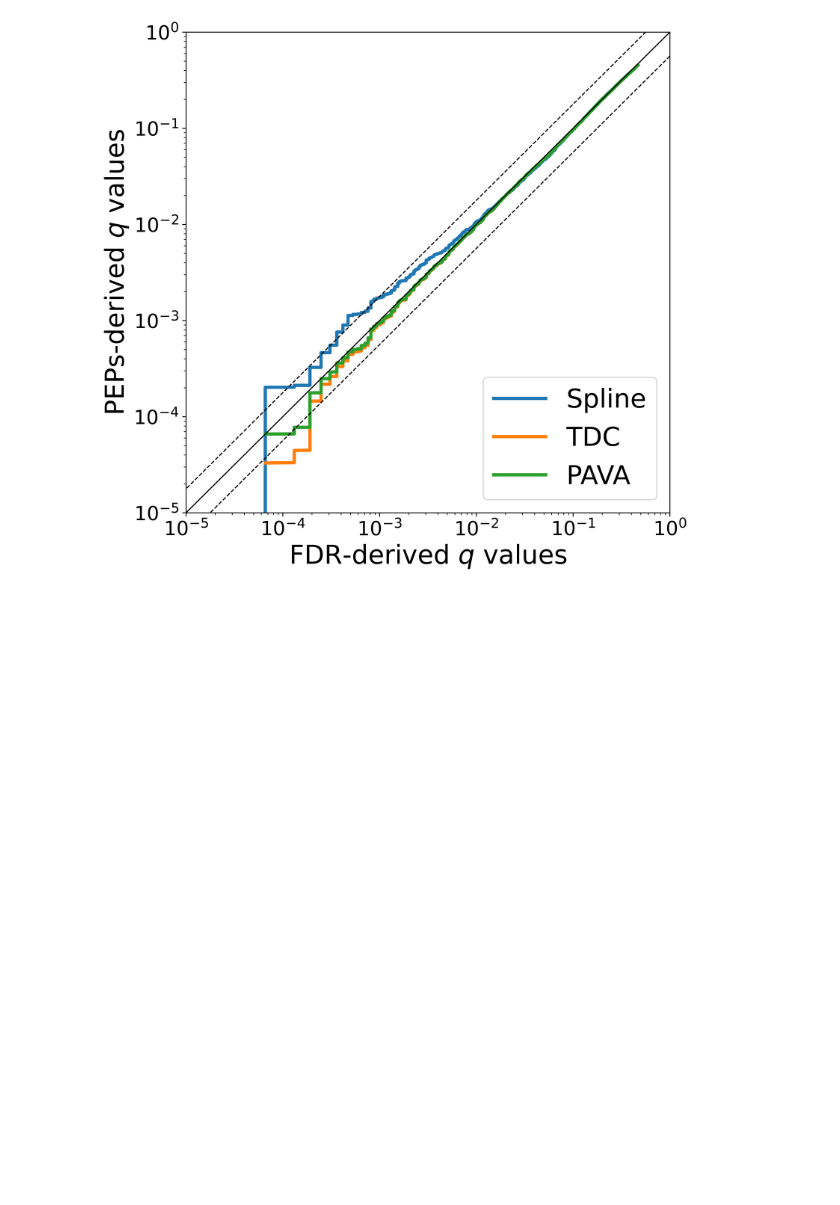
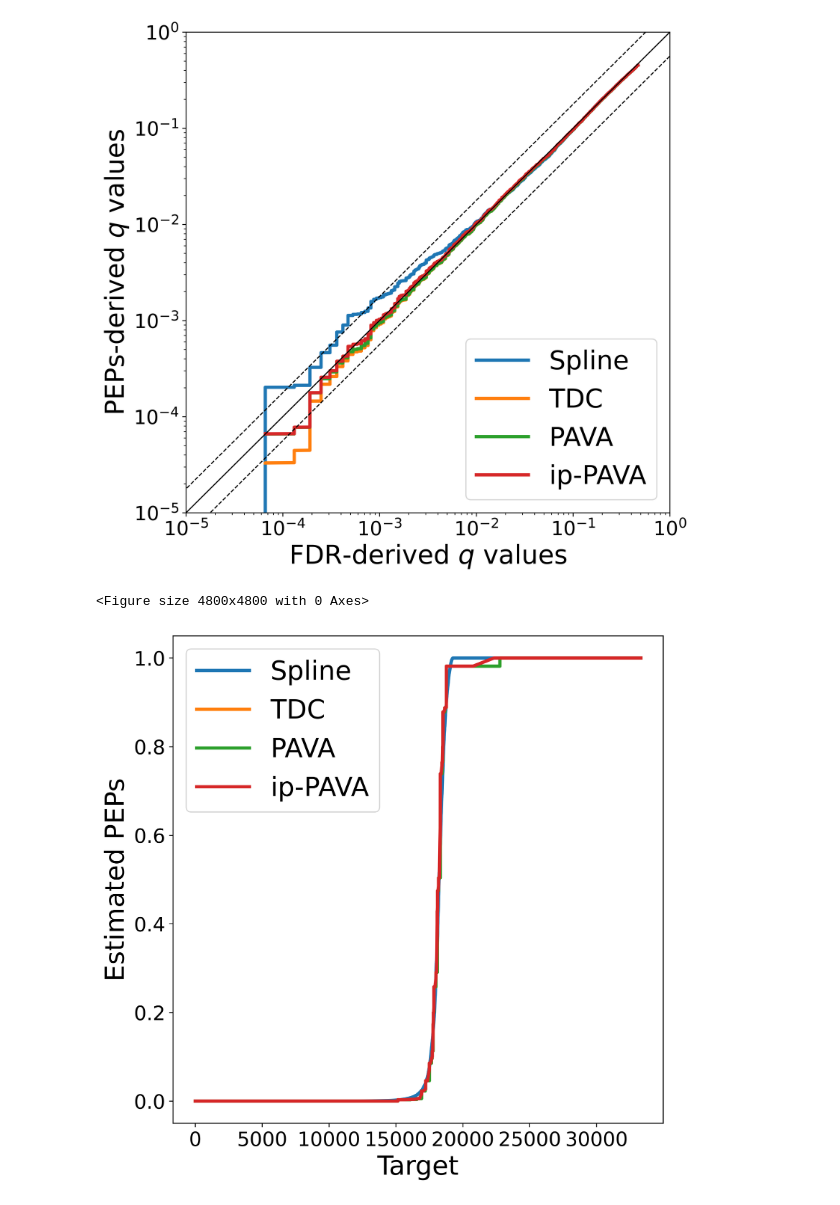
Before and after one commit to statisticalbiotechnology/smooth_q_to_pep, a Jupyter notebook: IsotonicPEP.ipynb, the cells around one changed output. Cells and saved outputs as stored; diff of their text form; code cells hidden in the pictures; blank space fills up the shorter version.

```diff
--- a/IsotonicPEP.ipynb
+++ b/IsotonicPEP.ipynb
@@ -52,5 +56,5 @@ label_mapping = {
     'q2pep_smooth': {'label': 'smooth PAVA', 'linestyle': '-'},
     'q2pep_ip_smooth': {'label': 'smooth ip-PAVA', 'linestyle': '-'}
 }
-methods = ["spline", "obs2pep", "q2pep"]
+methods = ["spline", "obs2pep", "q2pep", "q2pep_ip", "q2pep_smooth", "q2pep_ip_smooth"]
 # %%
@@ -92,4 +145,5 @@ plt.show()
 # %%
+methods = ["spline", "obs2pep", "q2pep", "q2pep_ip"]
 plt.figure(figsize=(8, 8), dpi=600)
 # plt.text(0.05, 0.9, "comment1", transform=plt.gca().transAxes, fontsize=14, fontweight='bold')
 # plt.text(0.05, 0.85, "comment2", transform=plt.gca().transAxes, fontsize=14, fontweight='bold')
@@ -114,18 +168,23 @@ plt.ylim(0.00001, 1)
 # plt.savefig(f"figs/q-q.png",bbox_inches="tight")
 plt.show()
 # %% [output]
-[figure, old version]
+[figure, new version]
 # %%
+methods = ["spline", "obs2pep", "q2pep", "q2pep_ip"]
+plt.figure(figsize=(8, 8), dpi=600)
 plt.figure(figsize=(8, 8), dpi=600)
 q_values = df["q-value"].values
 x_axis = np.arange(1, len(q_values) + 1)
 
 for m in methods:
     plt.plot(x_axis, df[m], label=label_mapping[m]['label'], linewidth=3, linestyle=label_mapping[m]['linestyle'])
 
 plt.xlabel("Target", fontsize=24)
 plt.ylabel("Estimated PEPs", fontsize=24)
 plt.xticks(fontsize=18)
 plt.yticks(fontsize=18)
 plt.legend(loc="upper left", fontsize=24)
 plt.show()
+# %% [output]
+<Figure size 4800x4800 with 0 Axes>
+[figure, added]
```
Also changed, not shown: parts of 5 cells of this notebook.
